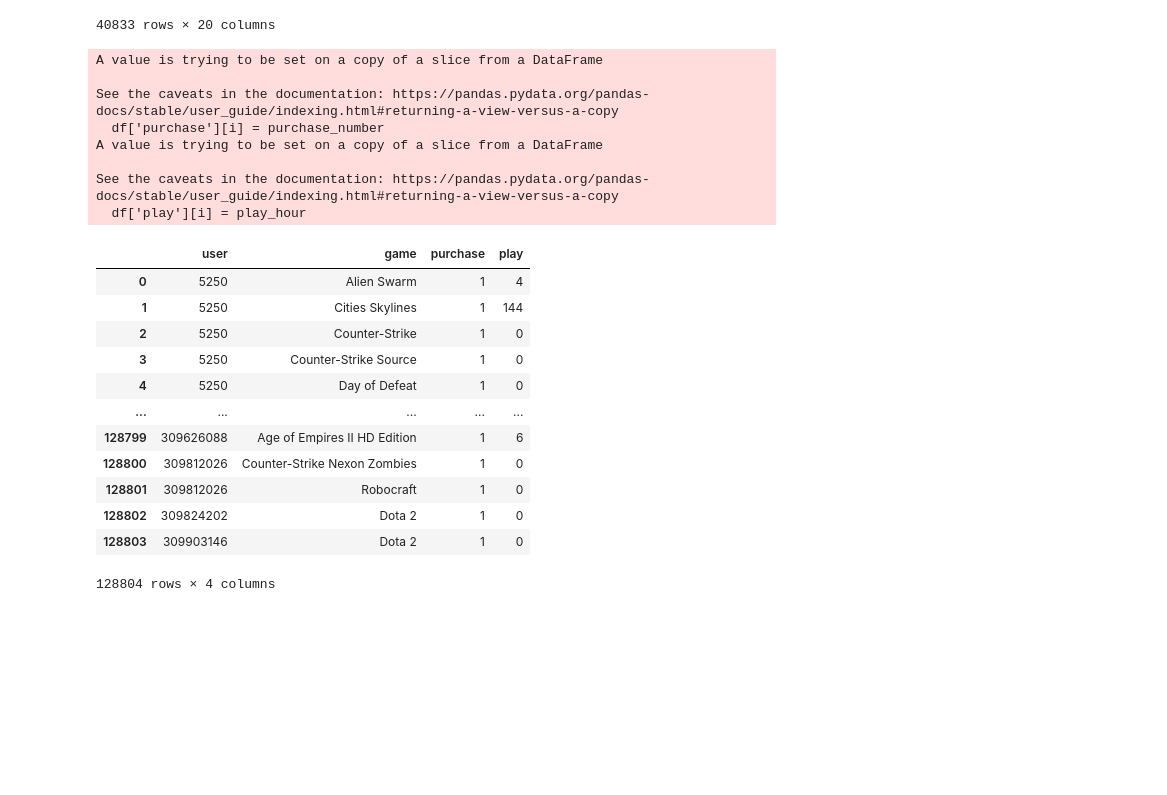
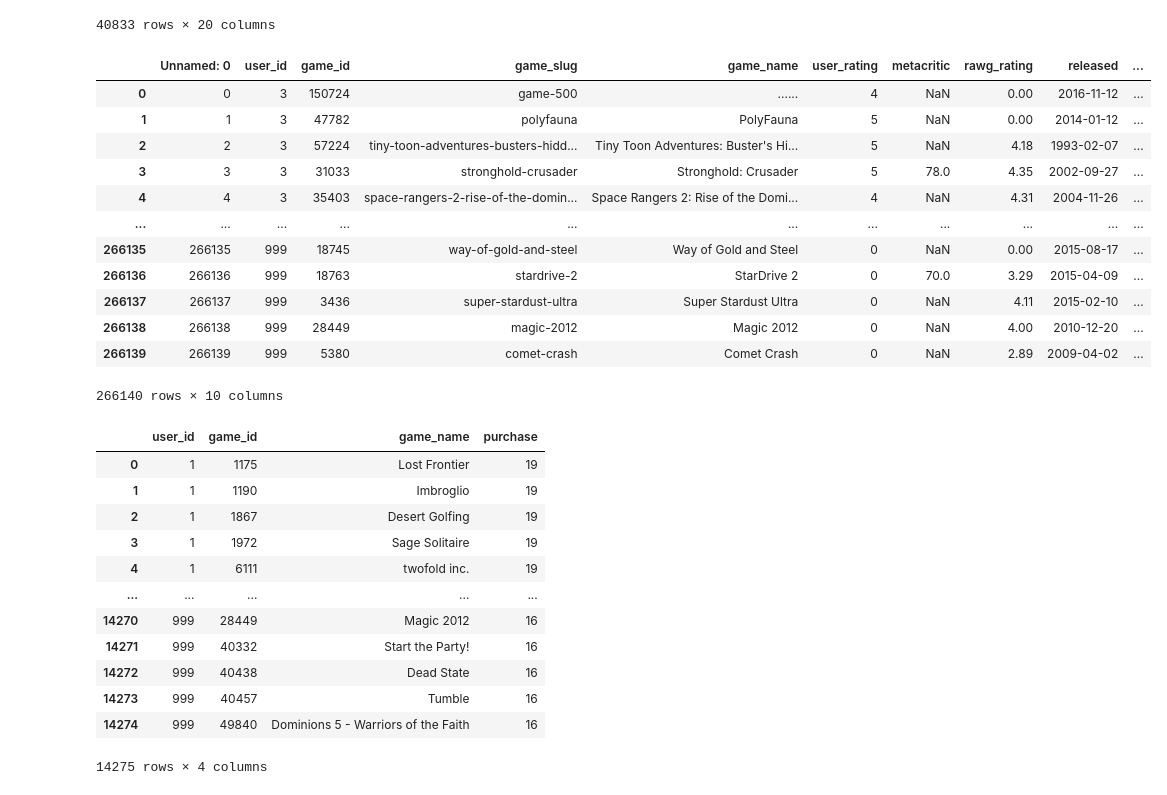
Before and after one commit to Agnes-Lain/game_one, a Jupyter notebook: notebooks/guillaume-GL-kickoff.ipynb, the cells around one changed output. Saved outputs shown, nothing was run; the diff lists cells and outputs as text; code cells hidden in the pictures; blank space fills up the shorter version.

```diff
--- a/notebooks/guillaume-GL-kickoff.ipynb
+++ b/notebooks/guillaume-GL-kickoff.ipynb
@@ -54,3 +41,35 @@ game_df
 | 40831 | https://store.steampowered.com/ap... | app | Mega Man X5 Sound Collection | NaN | NaN | NaN | Jul 24, 2018 | CAPCOM CO., LTD | ... |
 | 40832 | https://store.steampowered.com/ap... | app | Stories In Stone | An RPG about a tribe exploring an... | NaN | NaN | Aug 8, 2018 | 16 Bit Psych,Kyle B | ... |
 40833 rows × 20 columns
+# %%
+def get_user_games_data_rawg():
+    user_game_df = pd.read_csv("../raw_data/rawg_user_games.csv")
+    return user_game_df
+
+def get_game_data_rawg():
+    game_df = pd.read_csv("../raw_data/rawg_games.csv")
+    return game_df
+
+def get_user_data_rawg():
+    user_df = pd.read_csv("../raw_data/rawg_users.csv")
+    return user_df
+# %%
+rawg_user_game_df = get_user_games_data_rawg()
+rawg_game_df = get_game_data_rawg()
+rawg_user_df = get_user_data_rawg()
+# %%
+rawg_user_game_df
+# %% [output]
+|  | Unnamed: 0 | user_id | game_id | game_slug | game_name | user_rating | metacritic | rawg_rating | released | ... |
+| 0 | 0 | 3 | 150724 | game-500 | ...... | 4 | NaN | 0.00 | 2016-11-12 | ... |
+| 1 | 1 | 3 | 47782 | polyfauna | PolyFauna | 5 | NaN | 0.00 | 2014-01-12 | ... |
+| 2 | 2 | 3 | 57224 | tiny-toon-adventures-busters-hidd... | Tiny Toon Adventures: Buster's Hi... | 5 | NaN | 4.18 | 1993-02-07 | ... |
+| 3 | 3 | 3 | 31033 | stronghold-crusader | Stronghold: Crusader | 5 | 78.0 | 4.35 | 2002-09-27 | ... |
+| 4 | 4 | 3 | 35403 | space-rangers-2-rise-of-the-domin... | Space Rangers 2: Rise of the Domi... | 4 | NaN | 4.31 | 2004-11-26 | ... |
+| ... | ... | ... | ... | ... | ... | ... | ... | ... | ... | ... |
+| 266135 | 266135 | 999 | 18745 | way-of-gold-and-steel | Way of Gold and Steel | 0 | NaN | 0.00 | 2015-08-17 | ... |
+| 266136 | 266136 | 999 | 18763 | stardrive-2 | StarDrive 2 | 0 | 70.0 | 3.29 | 2015-04-09 | ... |
+| 266137 | 266137 | 999 | 3436 | super-stardust-ultra | Super Stardust Ultra | 0 | NaN | 4.11 | 2015-02-10 | ... |
+| 266138 | 266138 | 999 | 28449 | magic-2012 | Magic 2012 | 0 | NaN | 4.00 | 2010-12-20 | ... |
+| 266139 | 266139 | 999 | 5380 | comet-crash | Comet Crash | 0 | NaN | 2.89 | 2009-04-02 | ... |
+266140 rows × 10 columns
@@ -73,25 +96,3 @@ def transform_user_df(df):
 # %%
-updated_user_df = transform_user_df(user_df)
-updated_user_df
+# updated_user_df = transform_user_df(user_df)
+# updated_user_df
-# %% [output]
-A value is trying to be set on a copy of a slice from a DataFrame
-
-See the caveats in the documentation: https://pandas.pydata.org/pandas-docs/stable/user_guide/indexing.html#returning-a-view-versus-a-copy
-  df['purchase'][i] = purchase_number
-A value is trying to be set on a copy of a slice from a DataFrame
-
-See the caveats in the documentation: https://pandas.pydata.org/pandas-docs/stable/user_guide/indexing.html#returning-a-view-versus-a-copy
-  df['play'][i] = play_hour
-|  | user | game | purchase | play |
-| 0 | 5250 | Alien Swarm | 1 | 4 |
-| 1 | 5250 | Cities Skylines | 1 | 144 |
-| 2 | 5250 | Counter-Strike | 1 | 0 |
-| 3 | 5250 | Counter-Strike Source | 1 | 0 |
-| 4 | 5250 | Day of Defeat | 1 | 0 |
-| ... | ... | ... | ... | ... |
-| 128799 | 309626088 | Age of Empires II HD Edition | 1 | 6 |
-| 128800 | 309812026 | Counter-Strike Nexon Zombies | 1 | 0 |
-| 128801 | 309812026 | Robocraft | 1 | 0 |
-| 128802 | 309824202 | Dota 2 | 1 | 0 |
-| 128803 | 309903146 | Dota 2 | 1 | 0 |
-128804 rows × 4 columns
@@ -97,0 +106,17 @@ See the caveats in the documentation: https://pandas.pydata.org/pandas-docs/stab
+# %%
+updated_user_df = transform_rawg_user_game_df(rawg_user_game_df)
+updated_user_df
+# %% [output]
+|  | user_id | game_id | game_name | purchase |
+| 0 | 1 | 1175 | Lost Frontier | 19 |
+| 1 | 1 | 1190 | Imbroglio | 19 |
+| 2 | 1 | 1867 | Desert Golfing | 19 |
+| 3 | 1 | 1972 | Sage Solitaire | 19 |
+| 4 | 1 | 6111 | twofold inc. | 19 |
+| ... | ... | ... | ... | ... |
+| 14270 | 999 | 28449 | Magic 2012 | 16 |
+| 14271 | 999 | 40332 | Start the Party! | 16 |
+| 14272 | 999 | 40438 | Dead State | 16 |
+| 14273 | 999 | 40457 | Tumble | 16 |
+| 14274 | 999 | 49840 | Dominions 5 - Warriors of the Faith | 16 |
+14275 rows × 4 columns
```
Also changed, not shown: parts of 28 cells of this notebook.
